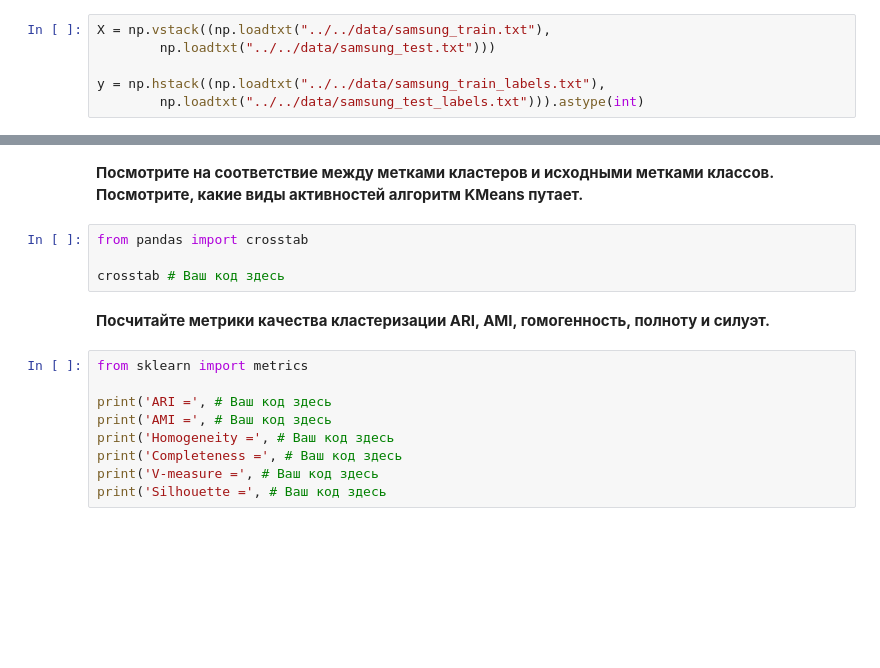
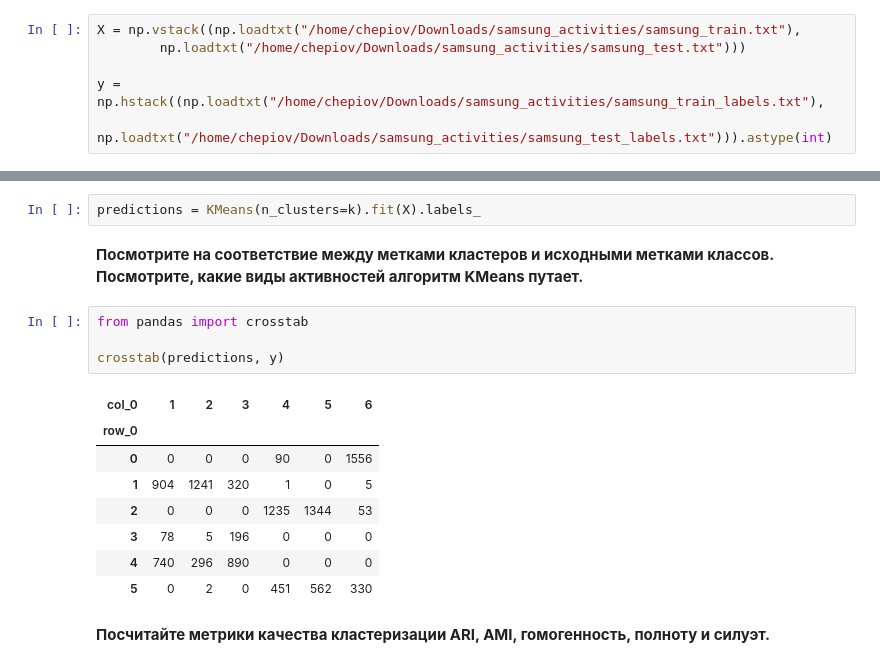
Before and after one commit to adima/hse, a Jupyter notebook: module2_ML/jupyter_notebooks/lesson07_unsupervised/lesson7_practice_clustering_samsung.ipynb, the cells around one changed output, grey strips where cells are left out. Drawn from its saved outputs; the diff is of its cells as text; blank space fills up the shorter version.

```diff
--- a/module2_ML/jupyter_notebooks/lesson07_unsupervised/lesson7_practice_clustering_samsung.ipynb
+++ b/module2_ML/jupyter_notebooks/lesson07_unsupervised/lesson7_practice_clustering_samsung.ipynb
@@ -26,11 +26,11 @@ Populating the interactive namespace from numpy and matplotlib
 # %% [markdown]
 **Считаем данные, объединим обучающую и тестовую выборки. Метки y будем использовать для оценки качества кластеризации. Конечно, kMeans не будет ничего о них "знать".**
 # %%
-X = np.vstack((np.loadtxt("../../data/samsung_train.txt"),
-        np.loadtxt("../../data/samsung_test.txt")))
+X = np.vstack((np.loadtxt("/home/chepiov/Downloads/samsung_activities/samsung_train.txt"),
+        np.loadtxt("/home/chepiov/Downloads/samsung_activities/samsung_test.txt")))
 
-y = np.hstack((np.loadtxt("../../data/samsung_train_labels.txt"),
-        np.loadtxt("../../data/samsung_test_labels.txt"))).astype(int)
+y = np.hstack((np.loadtxt("/home/chepiov/Downloads/samsung_activities/samsung_train_labels.txt"),
+        np.loadtxt("/home/chepiov/Downloads/samsung_activities/samsung_test_labels.txt"))).astype(int)
 # %% [markdown]
 **Опеределим число уникальных значений меток целевого класса. Эти метки соответствуют ходьбе (1), подъему вверх по лестнице (2), спуску по лестнице (3), сидению (4), стоянию (5) и лежанию (6). [Описание](https://archive.ics.uci.edu/ml/machine-learning-databases/00240/UCI%20HAR%20Dataset.names)**
 # %%
@@ -62,17 +60,19 @@ predictions = KMeans # Ваш код здесь
+# %%
+predictions = KMeans(n_clusters=k).fit(X).labels_
 # %% [markdown]
 **Посмотрите на соответствие между метками кластеров и исходными метками классов. Посмотрите, какие виды активностей алгоритм KMeans путает.**
 # %%
 from pandas import crosstab
 
-crosstab # Ваш код здесь
+crosstab(predictions, y)
+# %% [output]
+| col_0 | 1 | 2 | 3 | 4 | 5 | 6 |
+| row_0 |  |  |  |  |  |  |
+| 0 | 0 | 0 | 0 | 90 | 0 | 1556 |
+| 1 | 904 | 1241 | 320 | 1 | 0 | 5 |
+| 2 | 0 | 0 | 0 | 1235 | 1344 | 53 |
+| 3 | 78 | 5 | 196 | 0 | 0 | 0 |
+| 4 | 740 | 296 | 890 | 0 | 0 | 0 |
+| 5 | 0 | 2 | 0 | 451 | 562 | 330 |
 # %% [markdown]
 **Посчитайте метрики качества кластеризации ARI, AMI, гомогенность, полноту и силуэт.**
-# %%
-from sklearn import metrics
-
-print('ARI =', # Ваш код здесь
-print('AMI =', # Ваш код здесь
-print('Homogeneity =', # Ваш код здесь
-print('Completeness =', # Ваш код здесь
-print('V-measure =', # Ваш код здесь
-print('Silhouette =', # Ваш код здесь
```
Also changed, not shown: parts of 3 cells of this notebook, 5 other files.
